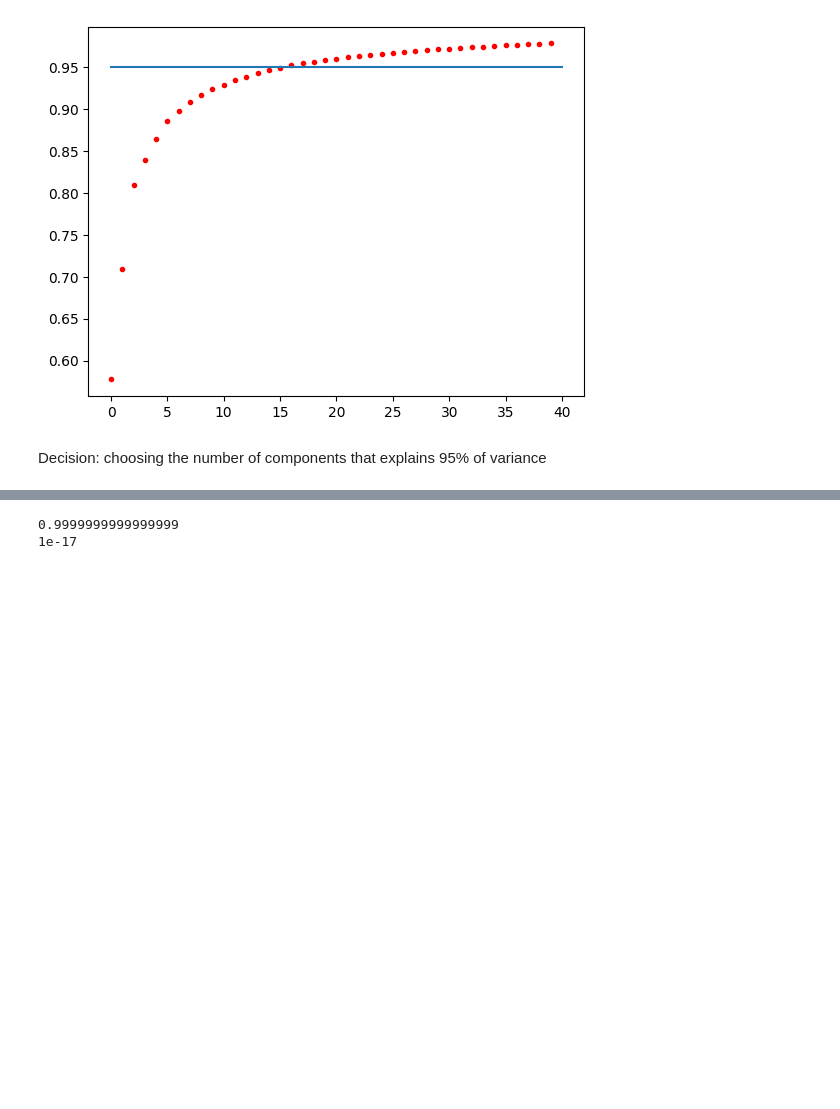
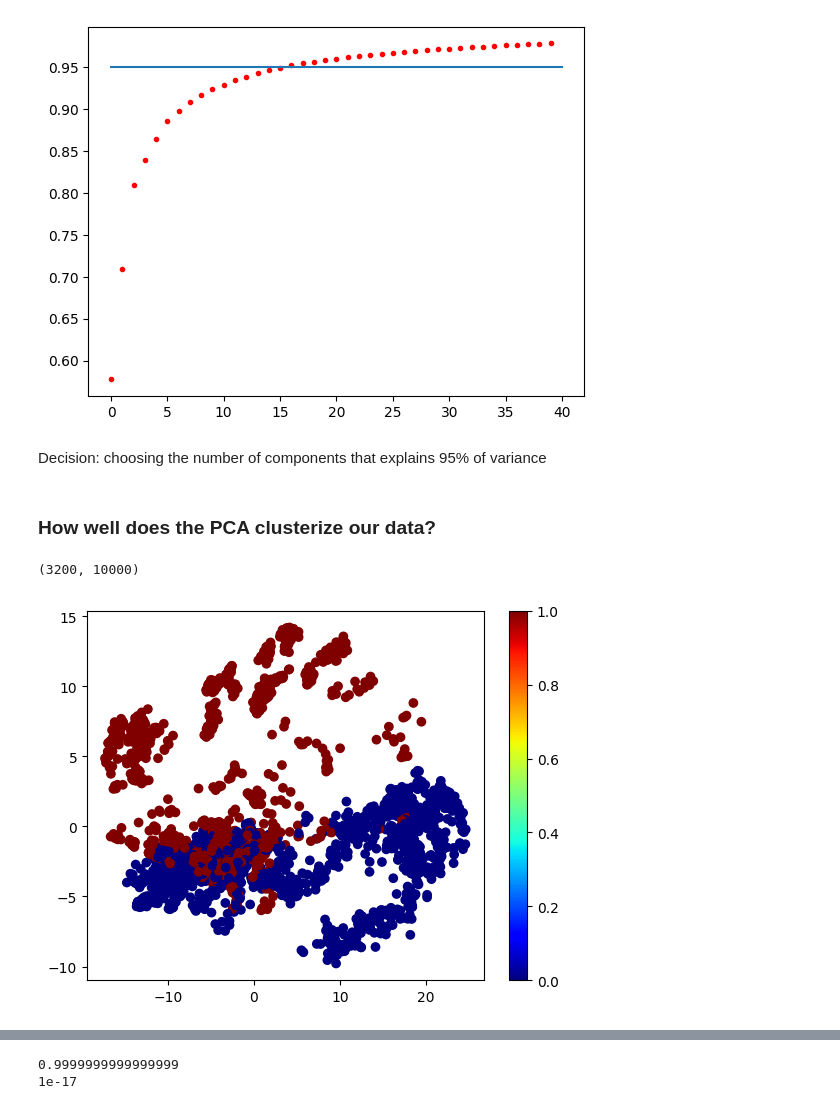
Before and after one commit to janwalec/eyes_recognition, a Jupyter notebook: Project2.ipynb, the cells around one changed output, grey strips where cells are left out. Saved outputs shown, nothing was run; the diff lists cells and outputs as text; code cells hidden in the pictures; blank space fills up the shorter version.

```diff
--- a/Project2.ipynb
+++ b/Project2.ipynb
@@ -245,6 +245,7 @@ print(X_train.shape)
 ### SVD
 # %%
 X_train_flattened = X_train.reshape(3200, -1)
+X_train_no_PCA = X_train_flattened
 # %%
 X_centered = X_train_flattened - X_train_flattened.mean(axis = 0)
 U, s, Vt = np.linalg.svd(X_centered)
@@ -315,3 +316,26 @@ pca = PCA(n_components=0.95)
 X_train_flattened = pca.fit_transform(X_train_flattened)
 X_test_flattened = X_test.reshape(800, -1)
 X_test_flattened = pca.transform(X_test_flattened) #not fit transform
+# %% [markdown]
+### How well does the PCA clusterize our data?
+# %%
+print(X_train_no_PCA.shape)
+# %% [output]
+(3200, 10000)
+# %%
+#added now
+pca = PCA(n_components=2)
+X_train_2D = pca.fit_transform(X_train_no_PCA)
+
+pca = PCA(n_components=3)
+X_train_3D = pca.fit_transform(X_train_no_PCA)
+# %%
+fig = plt.figure()
+plt.scatter(X_train_2D[:, 0], X_train_2D[:, 1], c=y_train, cmap = "jet")
+plt.colorbar()
+plt.show()
+#ax = fig.add_subplot(111, projection = "3d")
+
+#ax.plot(X_train_2D[:, 0], X_train_2D[:, 1], X_train_2D[:, 2], "k.")
+# %% [output]
+[figure, added]
```
Also changed, not shown: parts of 48 cells of this notebook.
